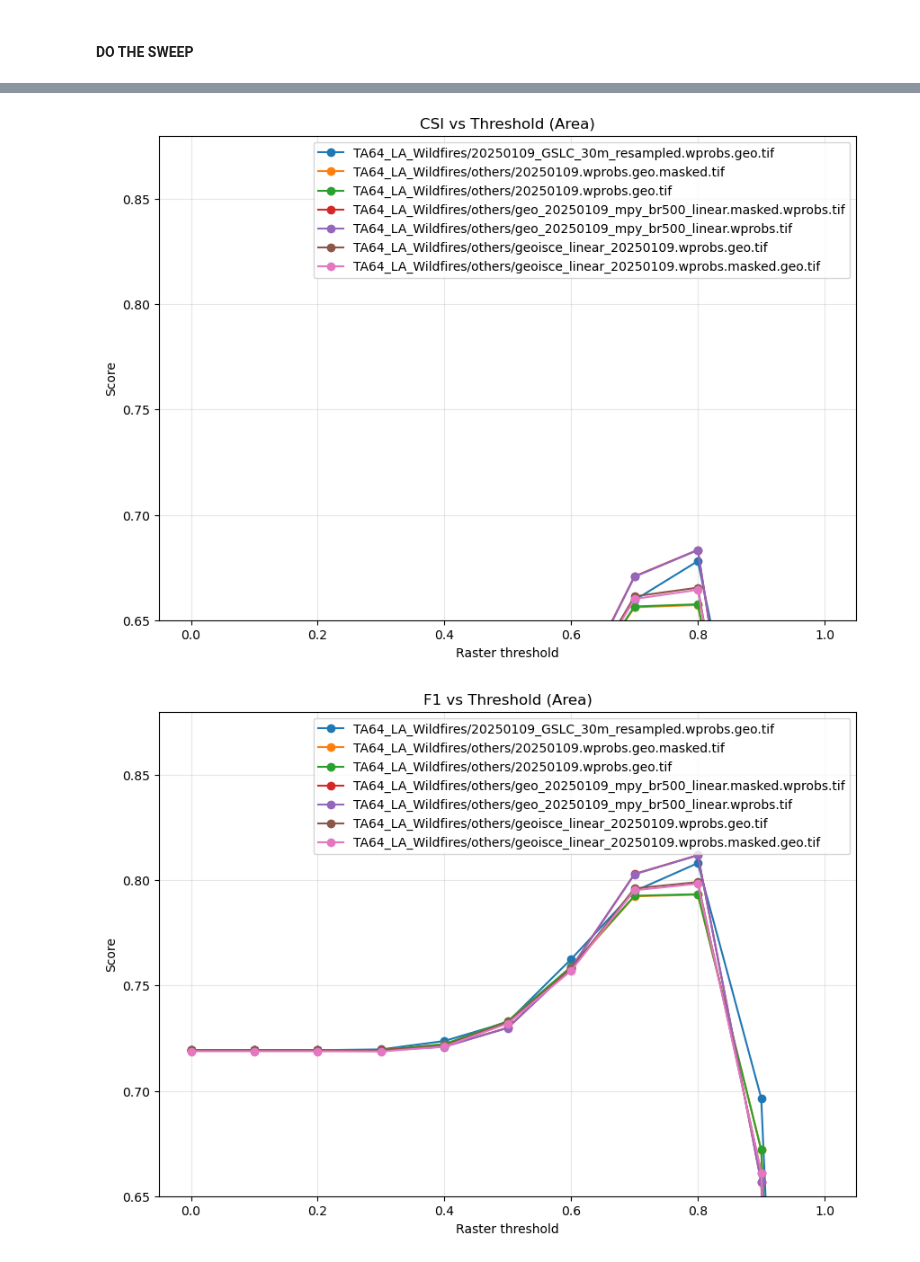
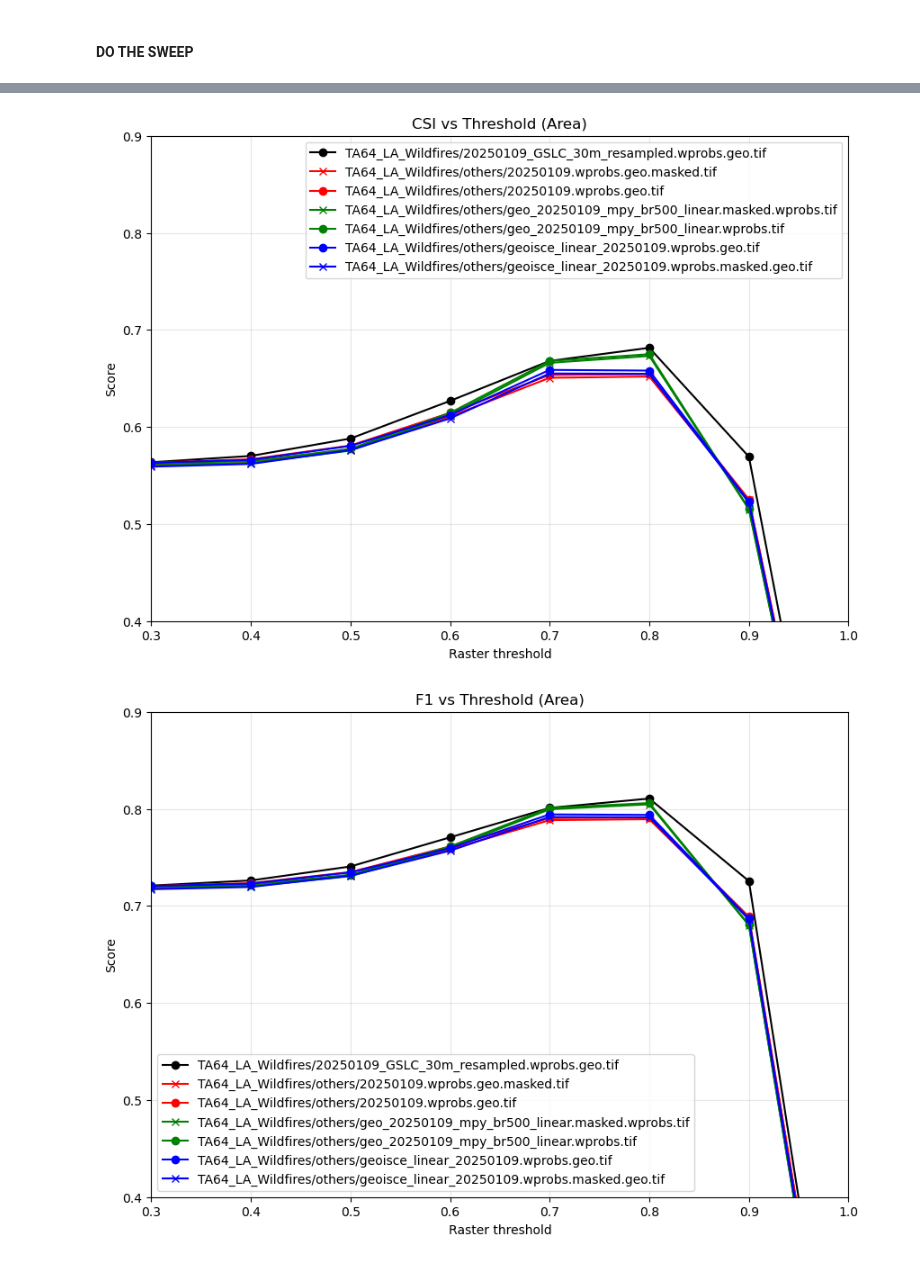
Before and after one commit to shitong01/metrics_notebook, a Jupyter notebook: metrics_calc_building.ipynb, the cells around one changed output, grey strips where cells are left out. Cells and saved outputs as stored; diff of their text form; code cells hidden in the pictures.

```diff
--- a/metrics_calc_building.ipynb
+++ b/metrics_calc_building.ipynb
@@ -28,8 +28,9 @@ from shapely.geometry import shape
 # ---------------------------
 # Inputs (edit these)
 # ---------------------------
-PTS_SHP = "/Users/shitong/Dropbox/myGitRepos/new/metrics_notebook/TA64_LA_Wildfires/vectors/eaton/DINS_Eaton_20250120T011501.geojson"          # point shapefile
-BLD_GPQ = "/Users/shitong/Dropbox/myGitRepos/new/metrics_notebook/TA64_LA_Wildfires/vectors/eaton/overture_buildings_20260122_144713.parquet"              # geoparquet of building polygons
+## Use merged points and files
+PTS_SHP = ["./TA64_LA_Wildfires/vectors/merged/DINS_Eaton_20250120T011501.geojson","./TA64_LA_Wildfires/vectors/merged/DINS_Palisades_20250120T012809.geojson"]        # point shapefile
+BLD_GPQ = ["/Users/shitong/Dropbox/myGitRepos/new/metrics_notebook/TA64_LA_Wildfires/vectors/merged/la_wildfire.parquet",]              # geoparquet of building polygons
 PTS_CLASS_COL = "DAMAGE"         # point category column
 BLD_ID_COL = "id"                 # unique building ID column
 
@@ -45,8 +46,24 @@ OUT_PQT="./TA64_LA_Wildfires/vectors/eaton/building_footprint_w_gnd_damage.parqu
 # ---------------------------
 # Load data
 # ---------------------------
-pts = gpd.read_file(PTS_SHP)
-bld = gpd.read_parquet(BLD_GPQ)
+gdfs = []
+for f in PTS_SHP:
+    gdfs.append(gpd.read_file(f))
+
+pts = gpd.GeoDataFrame(
+    pd.concat(gdfs, ignore_index=True),
+    crs=gdfs[0].crs
+)
+
+pts.to_file("./TA64_LA_Wildfires/vectors/merged/merged_DINS_20250120T012809.geojson", driver="GeoJSON")
+
+gdfs = []
+for f in BLD_GPQ:
+    gdfs.append(gpd.read_parquet(f))
+bld = gpd.GeoDataFrame(
+    pd.concat(gdfs, ignore_index=True),
+    crs=gdfs[0].crs
+)
 
 # Ensure valid geometries (esp. for polygons)
 bld["geometry"] = bld.geometry.buffer(0)
@@ -107,7 +124,6 @@ bld_out = bld.merge(
 
 # bld_out is currently EPSG:4326 (lat/lon)
 bld_m = bld_out.to_crs(bld_out.estimate_utm_crs())  # meters
-
 bld_m["area_m2"] = bld_m.geometry.area
 
 # # If you want the area back on the original lat/lon dataframe:
@@ -198,7 +215,7 @@ AREA_FRACTION_THRESHOLD = 0.3  # Set the threshold for intersection percentage (
 INPUT_GEO_PARQUET_FILE = OUT_PQT
 OUT_GPQ="./TA64_LA_Wildfires/vectors/eaton/building_footprint_w_gndnmap_damage.parquet"# "building_footprints.parquet"
 # %%
-# bld = gpd.read_parquet(INPUT_GEO_PARQUET_FILE)
+bld_out = gpd.read_parquet(INPUT_GEO_PARQUET_FILE)
 
 # # Fix invalid polygons (common)
 # bld["geometry"] = bld.geometry.buffer(0)
@@ -494,14 +530,24 @@ def plot_all_rasters_threshold_sweep(sweep_df):
         ("csi_area",  "CSI vs Threshold (Area)"),
         ("f1_area",   "F1 vs Threshold (Area)"),
     ]
+    colors = {"geoisce": "blue", "mpy": "green", "GSLC": "black"}
+
 
     for col, title in plots:
         plt.figure(figsize=(10,7))
         for raster_name, df_r in grouped.items():
-            plt.plot(df_r["threshold"], df_r[col], marker="o", label=str(raster_name))
+            color = next((c for k, c in colors.items() if k in raster_name), "red")
+
+            if "mask" in raster_name:
+                plt.plot(df_r["threshold"], df_r[col], marker="x",color=color,label=str(raster_name))
+
+            else:
+                plt.plot(df_r["threshold"], df_r[col], marker="o",color=color,label=str(raster_name))
+
         plt.xlabel("Raster threshold")
         plt.ylabel("Score")
-        plt.ylim(*(0.65, 0.88))   # <-- limit x-axis
+        plt.xlim(*(0.3, 1))   # <-- limit x-axis
+        plt.ylim(*(0.4, 0.9))   # <-- limit x-axis
         plt.title(title)
         plt.legend()
         plt.grid(True, alpha=0.3)
@@ -523,2 +569,2 @@ plot_all_rasters_threshold_sweep(sweep_df)
-[figure, old version]
+[figure, new version]
-[figure, old version]
+[figure, new version]
```
Also changed, not shown: parts of 5 cells of this notebook, 6 other files.
